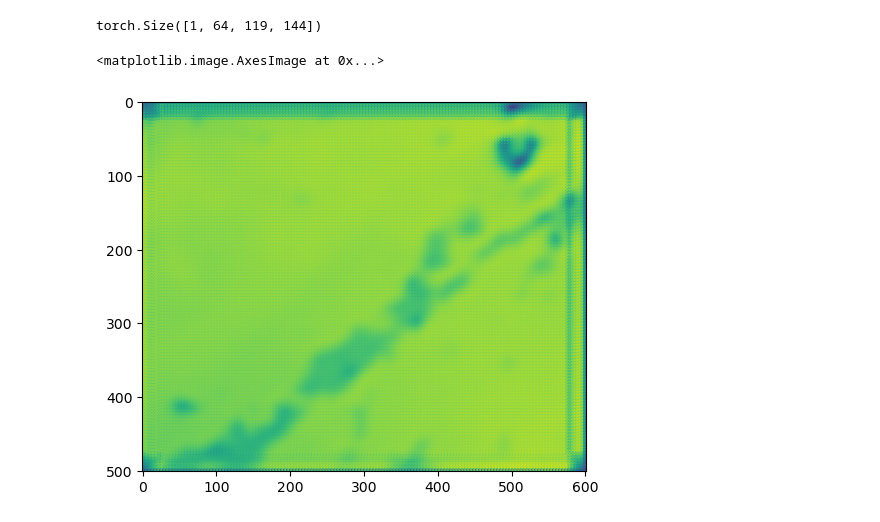
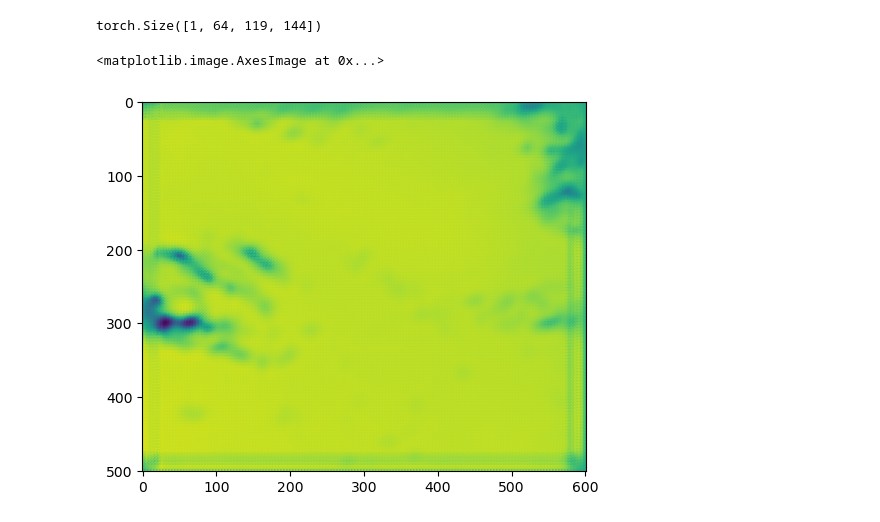
Before and after one commit to ACCESS-Community-Hub/PyEarthTools, a Jupyter notebook: notebooks/tutorial/AutoEncoder_Example.ipynb, the cells around one changed output. Cells and saved outputs as stored; diff of their text form; code cells hidden in the pictures.

```diff
--- a/notebooks/tutorial/AutoEncoder_Example.ipynb
+++ b/notebooks/tutorial/AutoEncoder_Example.ipynb
@@ -377,8 +379,8 @@ latent.shape
 torch.Size([1, 64, 119, 144])
 # %%
 reconstruction = model.forward(z)
-image_numpy_for_display = prediction.to('cpu').detach().numpy()
+image_numpy_for_display = reconstruction.to('cpu').detach().numpy()
 plt.imshow(image_numpy_for_display[0][0])
 # %% [output]
 <matplotlib.image.AxesImage at 0x...>
-[figure, old version]
+[figure, new version]
```
Also changed, not shown: parts of 5 cells of this notebook, 1 other file.
